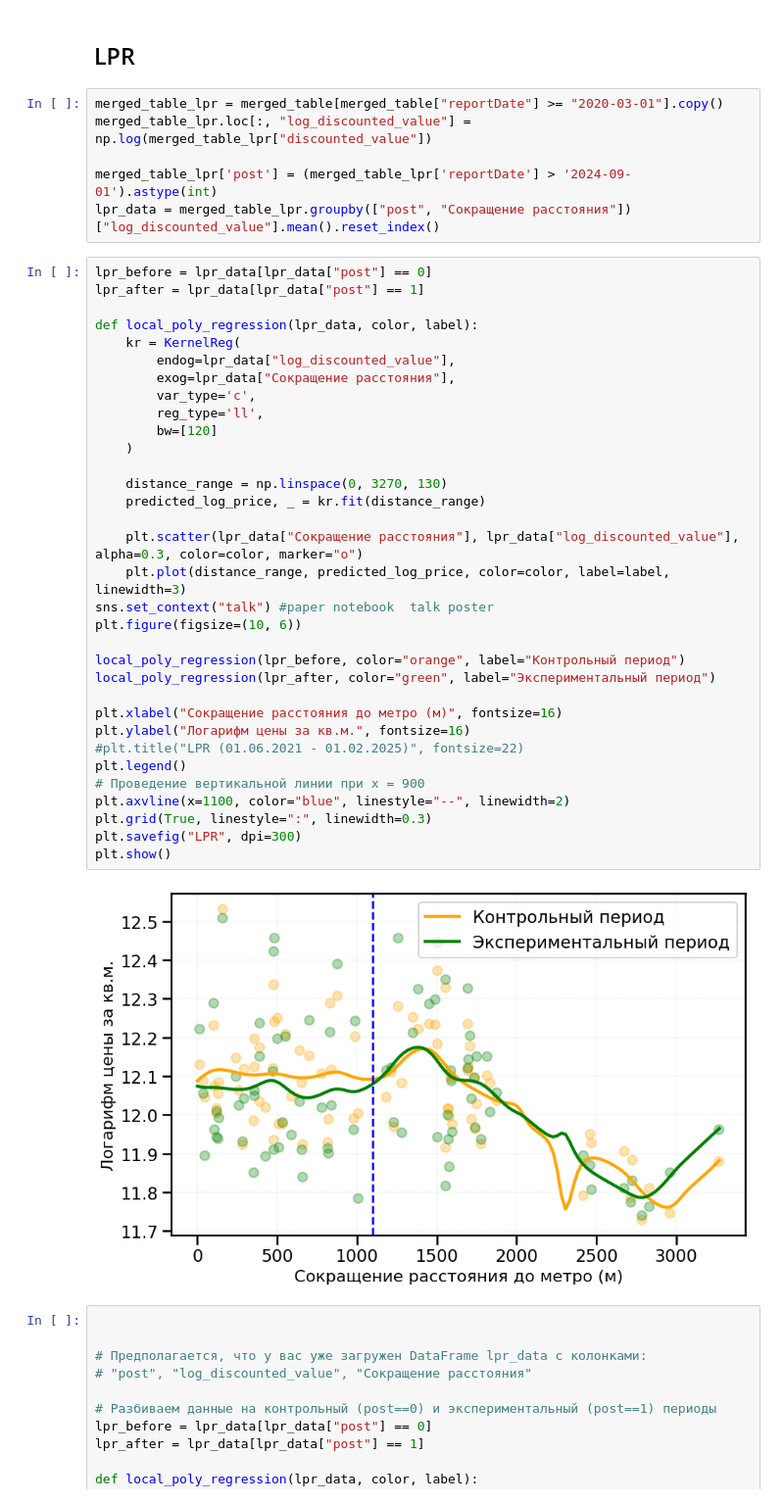
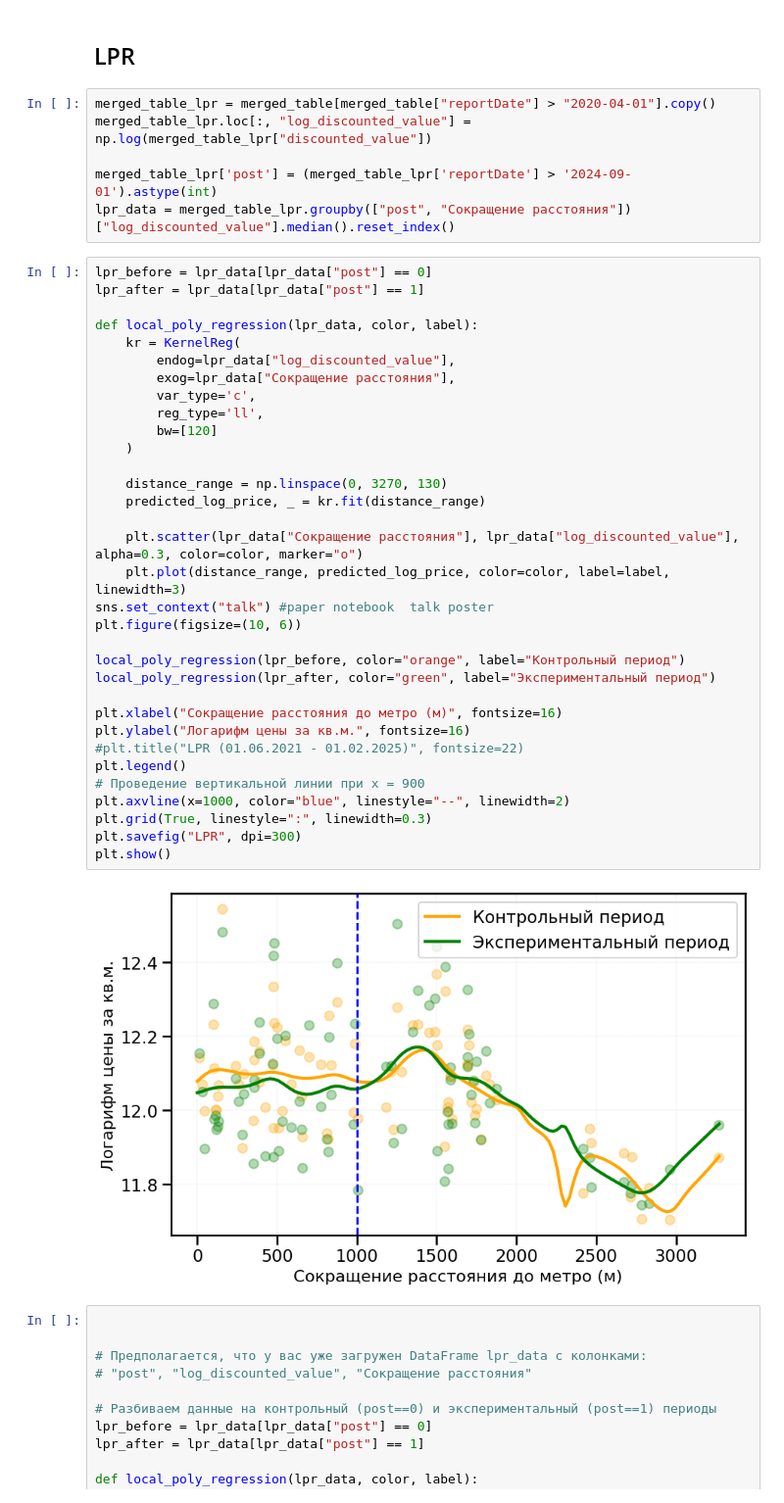
Before and after one commit to andrewch28/Cian, a Jupyter notebook: cian.ipynb, the cells around one changed output. Shown at 98% size. Drawn from its saved outputs; the diff is of its cells as text.

```diff
--- a/cian.ipynb
+++ b/cian.ipynb
@@ -190,46 +121,46 @@ cleaned_data.to_csv("cleaned_data.csv", index=False)
 # %% [markdown]
 ## LPR
 # %%
-merged_table_lpr = merged_table[merged_table["reportDate"] >= "2020-03-01"].copy()
+merged_table_lpr = merged_table[merged_table["reportDate"] > "2020-04-01"].copy()
 merged_table_lpr.loc[:, "log_discounted_value"] = np.log(merged_table_lpr["discounted_value"])
 
 merged_table_lpr['post'] = (merged_table_lpr['reportDate'] > '2024-09-01').astype(int)
-lpr_data = merged_table_lpr.groupby(["post", "Сокращение расстояния"])["log_discounted_value"].mean().reset_index()
+lpr_data = merged_table_lpr.groupby(["post", "Сокращение расстояния"])["log_discounted_value"].median().reset_index()
 # %%
 lpr_before = lpr_data[lpr_data["post"] == 0]
 lpr_after = lpr_data[lpr_data["post"] == 1]
 
 def local_poly_regression(lpr_data, color, label):
     kr = KernelReg(
         endog=lpr_data["log_discounted_value"],
         exog=lpr_data["Сокращение расстояния"],
         var_type='c',
         reg_type='ll',
         bw=[120]
     )
 
     distance_range = np.linspace(0, 3270, 130)
     predicted_log_price, _ = kr.fit(distance_range)
 
     plt.scatter(lpr_data["Сокращение расстояния"], lpr_data["log_discounted_value"], alpha=0.3, color=color, marker="o")
     plt.plot(distance_range, predicted_log_price, color=color, label=label, linewidth=3)
 sns.set_context("talk") #paper notebook  talk poster
 plt.figure(figsize=(10, 6))
 
 local_poly_regression(lpr_before, color="orange", label="Контрольный период")
 local_poly_regression(lpr_after, color="green", label="Экспериментальный период")
 
 plt.xlabel("Сокращение расстояния до метро (м)", fontsize=16)
 plt.ylabel("Логарифм цены за кв.м.", fontsize=16)
 #plt.title("LPR (01.06.2021 - 01.02.2025)", fontsize=22)
 plt.legend()
 # Проведение вертикальной линии при x = 900
-plt.axvline(x=1100, color="blue", linestyle="--", linewidth=2)
+plt.axvline(x=1000, color="blue", linestyle="--", linewidth=2)
 plt.grid(True, linestyle=":", linewidth=0.3)
 plt.savefig("LPR", dpi=300)
 plt.show()
 # %% [output]
-[figure, old version]
+[figure, new version]
 # %%
 
 
```
Also changed, not shown: parts of 24 cells of this notebook, 4 other files.
